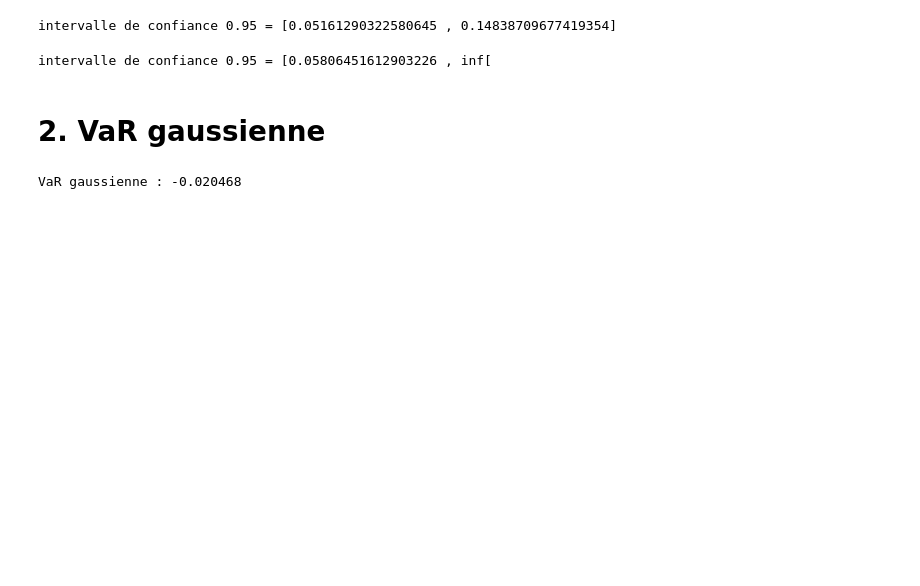
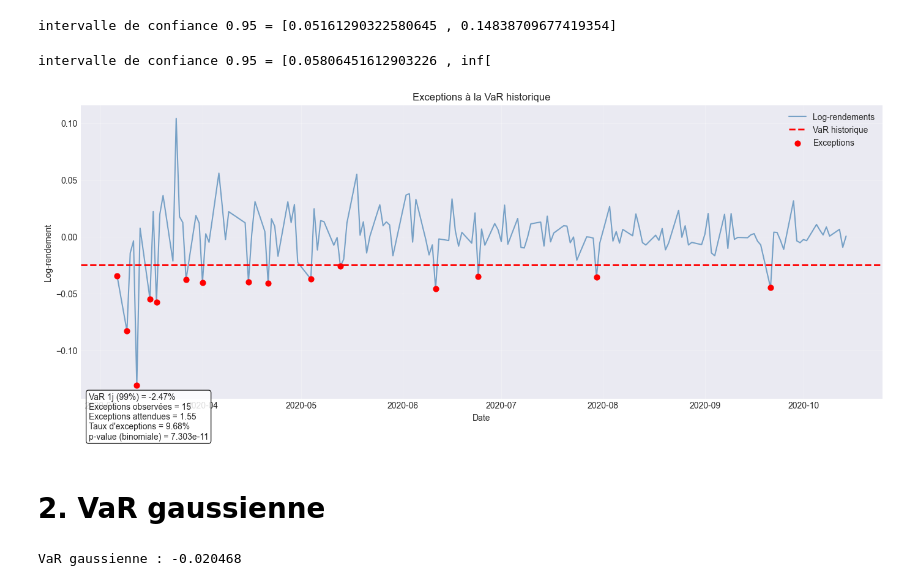
Before and after one commit to Charlin-D-S/extreme_risk_statistics, a Jupyter notebook: notebooks/exploration.ipynb, the cells around one changed output. Cells and saved outputs as stored; diff of their text form; code cells hidden in the pictures; blank space fills up the shorter version.

```diff
--- a/notebooks/exploration.ipynb
+++ b/notebooks/exploration.ipynb
@@ -670,7 +677,7 @@ Estimation bootstrap:
 # %% [markdown]
 ### e.	Calculer le nombre d’exceptions sur base de test associées à la VaR historique calculée en 1.b.
 # %%
-def count_exceptions(returns, var_value, alpha=0.95):
+def count_exceptions(returns, var_value, alpha=0.95,alternative='greater'):
     """
     Compte les exceptions (violations) dans une série de rendements.
 
@@ -699,6 +706,12 @@ def count_exceptions(returns, var_value, alpha=0.95):
 
     # Statistiques attendues
     expected_exceptions = (1 - alpha) * n_obs
+    bin = binomtest(
+        k=n_exceptions,
+        n= n_obs,
+        p= 1-alpha,
+        alternative=alternative
+    )
 
     return {
         'VaR_value': var_value,
@@ -707,4 +720,6 @@ def count_exceptions(returns, var_value, alpha=0.95):
         'n_exceptions': int(n_exceptions),
         'exception_rate': exception_rate,
         'expected_exceptions': expected_exceptions,
+        'binom_test': bin
+
     }
@@ -750,6 +819,10 @@ ci_lower = lower / dic_exception['n_observations']
 print(f'intervalle de confiance {confidence_level} = [{ci_lower} , inf[')
 # %% [output]
 intervalle de confiance 0.95 = [0.05806451612903226 , inf[
+# %%
+plot_exceptions(test.returns,alpha=0.99, var= var_hist,name='historique')
+# %% [output]
+[figure, added]
 # %% [markdown]
 # 2.	VaR gaussienne
 # %%
```
Also changed, not shown: parts of 51 cells of this notebook, 1 other file.
